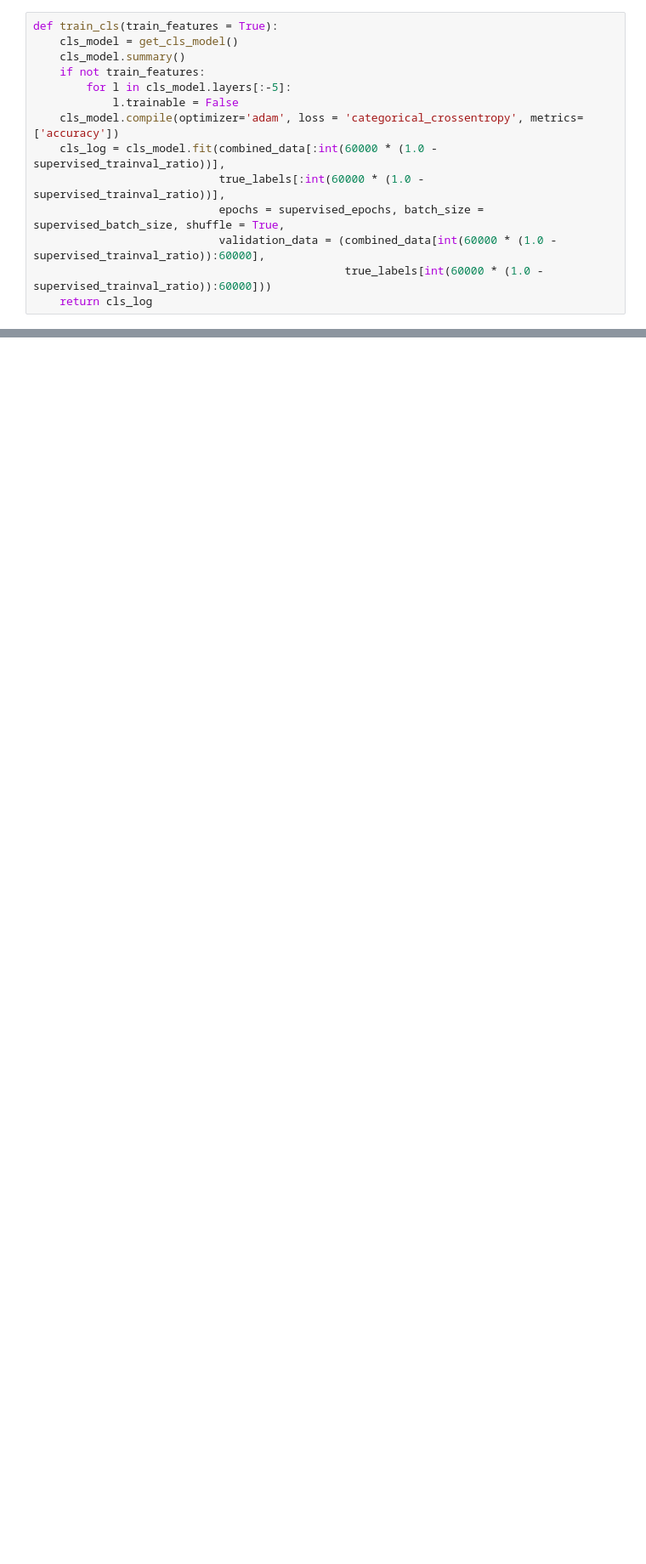
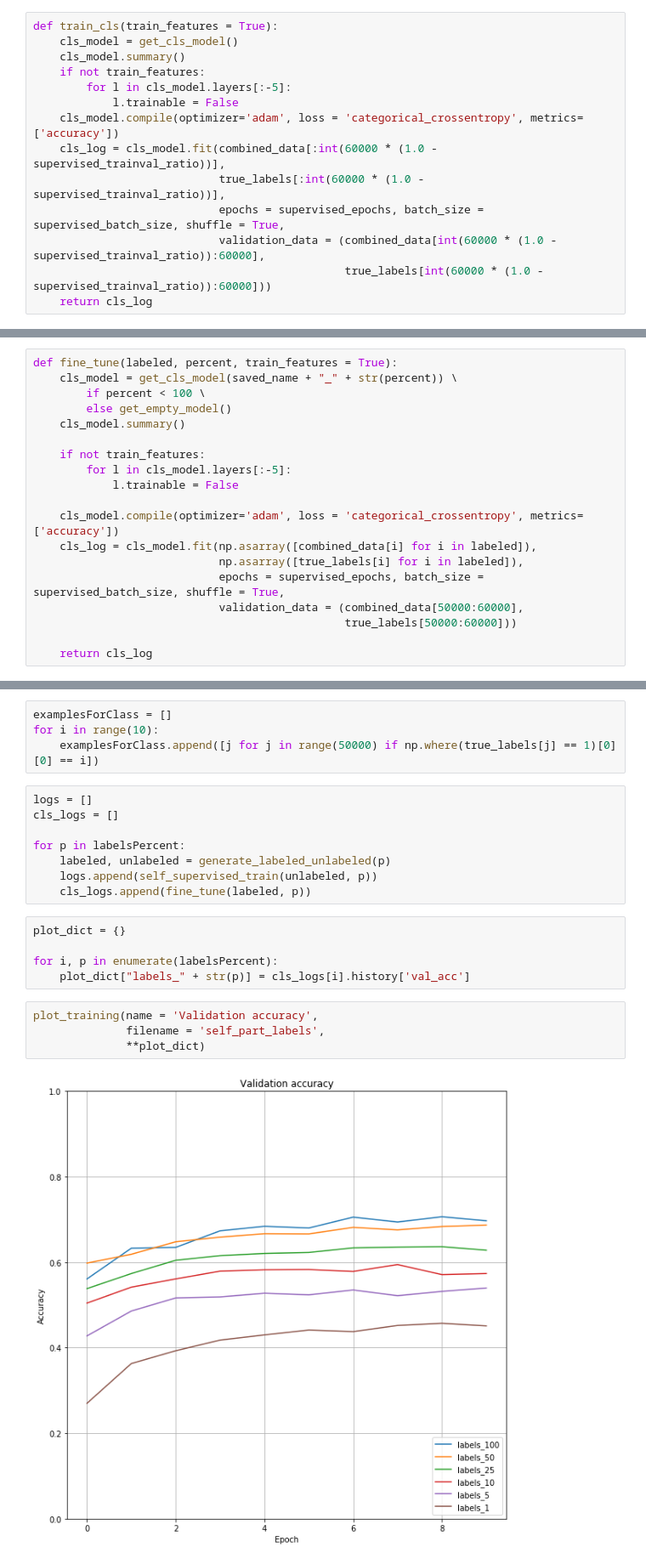
Before and after one commit to hashimsayed0/SelfSupervision, a Jupyter notebook: SelfSupervision.ipynb, the cells around one changed output, grey strips where cells are left out. Shown: that part at 85% size. Drawn from its saved outputs; the diff is of its cells as text; blank space fills up the shorter version.

```diff
--- a/SelfSupervision.ipynb
+++ b/SelfSupervision.ipynb
@@ -197,0 +197,19 @@ plot_training(name = 'Validation accuracy',
+# %%
+def fine_tune(labeled, percent, train_features = True):
+    cls_model = get_cls_model(saved_name + "_" + str(percent)) \
+        if percent < 100 \
+        else get_empty_model()
+    cls_model.summary()
+
+    if not train_features:
+        for l in cls_model.layers[:-5]:
+            l.trainable = False
+
+    cls_model.compile(optimizer='adam', loss = 'categorical_crossentropy', metrics=['accuracy'])
+    cls_log = cls_model.fit(np.asarray([combined_data[i] for i in labeled]),
+                            np.asarray([true_labels[i] for i in labeled]),
+                            epochs = supervised_epochs, batch_size = supervised_batch_size, shuffle = True,
+                            validation_data = (combined_data[50000:60000],
+                                               true_labels[50000:60000]))
+
+    return cls_log
@@ -197,0 +224,23 @@ plot_training(name = 'Validation accuracy',
+# %%
+examplesForClass = []
+for i in range(10):
+    examplesForClass.append([j for j in range(50000) if np.where(true_labels[j] == 1)[0][0] == i])
+# %%
+logs = []
+cls_logs = []
+
+for p in labelsPercent:
+    labeled, unlabeled = generate_labeled_unlabeled(p)
+    logs.append(self_supervised_train(unlabeled, p))
+    cls_logs.append(fine_tune(labeled, p))
+# %%
+plot_dict = {}
+
+for i, p in enumerate(labelsPercent):
+    plot_dict["labels_" + str(p)] = cls_logs[i].history['val_acc']
+# %%
+plot_training(name = 'Validation accuracy',
+              filename = 'self_part_labels',
+              **plot_dict)
+# %% [output]
+[figure, added]
```
Also changed, not shown: parts of 18 cells of this notebook.
